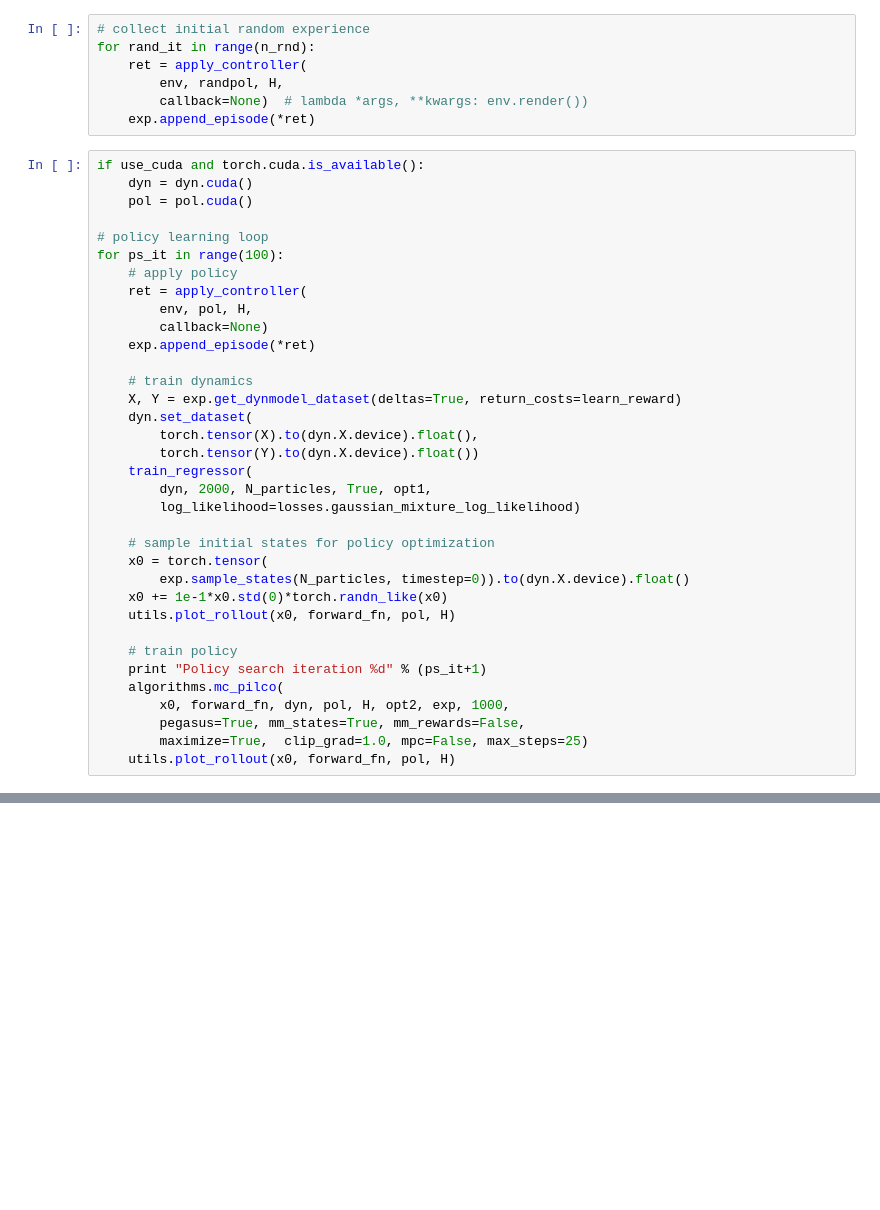
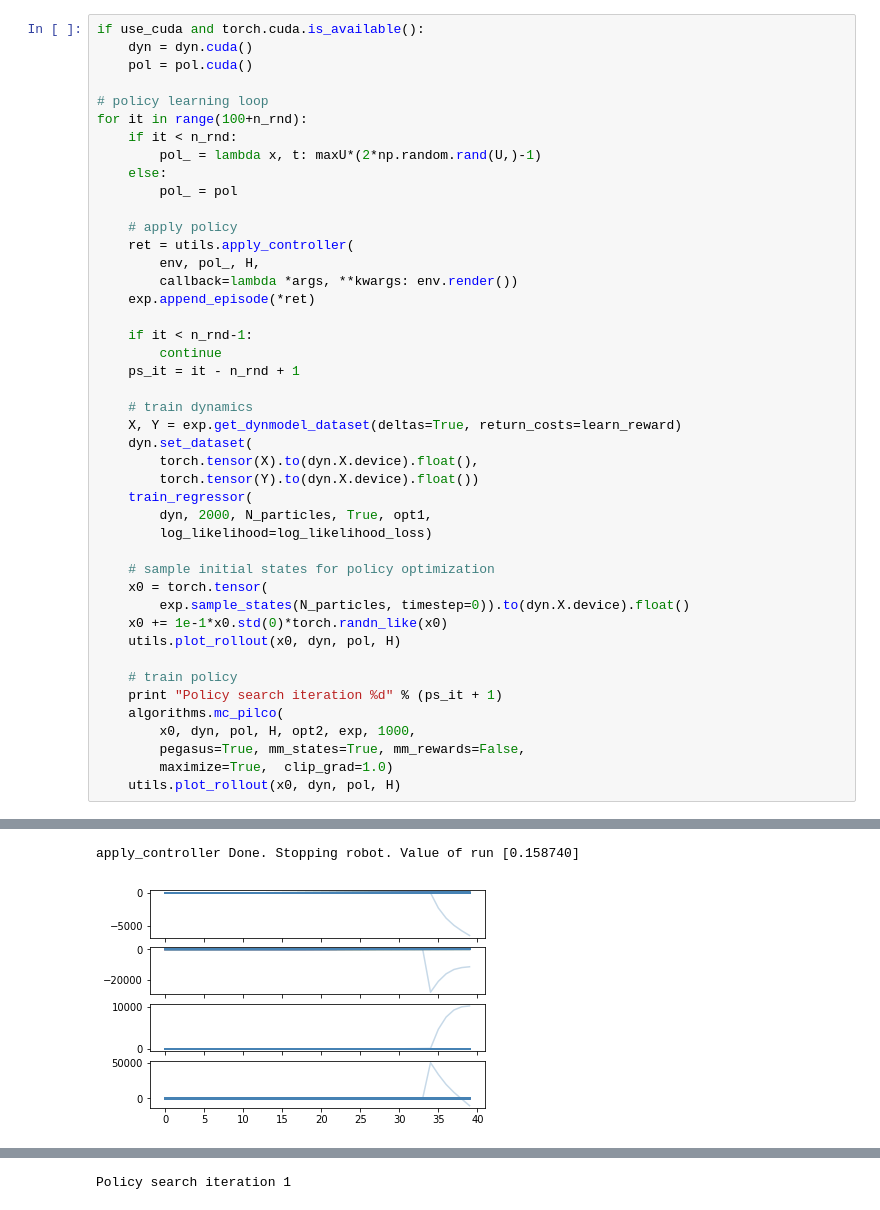
Before and after one commit to mcgillmrl/prob_mbrl, a Jupyter notebook: notebooks/mc_pilco.ipynb, the cells around one changed output, grey strips where cells are left out. Drawn from its saved outputs; the diff is of its cells as text; blank space fills up the shorter version.

```diff
--- a/notebooks/mc_pilco.ipynb
+++ b/notebooks/mc_pilco.ipynb
@@ -98,22 +72,24 @@ forward_fn = partial(forward, dynamics=dyn)
-# %%
-# collect initial random experience
-for rand_it in range(n_rnd):
-    ret = apply_controller(
-        env, randpol, H,
-        callback=None)  # lambda *args, **kwargs: env.render())
-    exp.append_episode(*ret)
 # %%
 if use_cuda and torch.cuda.is_available():
     dyn = dyn.cuda()
     pol = pol.cuda()
 
 # policy learning loop
-for ps_it in range(100):
+for it in range(100+n_rnd):
+    if it < n_rnd:
+        pol_ = lambda x, t: maxU*(2*np.random.rand(U,)-1)
+    else:
+        pol_ = pol
+
     # apply policy
-    ret = apply_controller(
-        env, pol, H,
-        callback=None)
+    ret = utils.apply_controller(
+        env, pol_, H,
+        callback=lambda *args, **kwargs: env.render())
     exp.append_episode(*ret)
+
+    if it < n_rnd-1:
+        continue
+    ps_it = it - n_rnd + 1
 
     # train dynamics
     X, Y = exp.get_dynmodel_dataset(deltas=True, return_costs=learn_reward)
@@ -122,18 +98,19 @@ for ps_it in range(100):
         torch.tensor(Y).to(dyn.X.device).float())
     train_regressor(
         dyn, 2000, N_particles, True, opt1,
-        log_likelihood=losses.gaussian_mixture_log_likelihood)
+        log_likelihood=log_likelihood_loss)
 
     # sample initial states for policy optimization
     x0 = torch.tensor(
         exp.sample_states(N_particles, timestep=0)).to(dyn.X.device).float()
     x0 += 1e-1*x0.std(0)*torch.randn_like(x0)
-    utils.plot_rollout(x0, forward_fn, pol, H)
+    utils.plot_rollout(x0, dyn, pol, H)
 
     # train policy
-    print "Policy search iteration %d" % (ps_it+1)
+    print "Policy search iteration %d" % (ps_it + 1)
     algorithms.mc_pilco(
-        x0, forward_fn, dyn, pol, H, opt2, exp, 1000,
+        x0, dyn, pol, H, opt2, exp, 1000,
         pegasus=True, mm_states=True, mm_rewards=False,
-        maximize=True,  clip_grad=1.0, mpc=False, max_steps=25)
-    utils.plot_rollout(x0, forward_fn, pol, H)
+        maximize=True,  clip_grad=1.0)
+    utils.plot_rollout(x0, dyn, pol, H)
+# %% [output]
@@ -139,0 +128,2 @@ for ps_it in range(100):
+apply_controller Done. Stopping robot. Value of run [0.158740]
+[figure, added]
@@ -139,0 +132 @@ for ps_it in range(100):
+Policy search iteration 1
```
Also changed, not shown: parts of 4 cells of this notebook.
